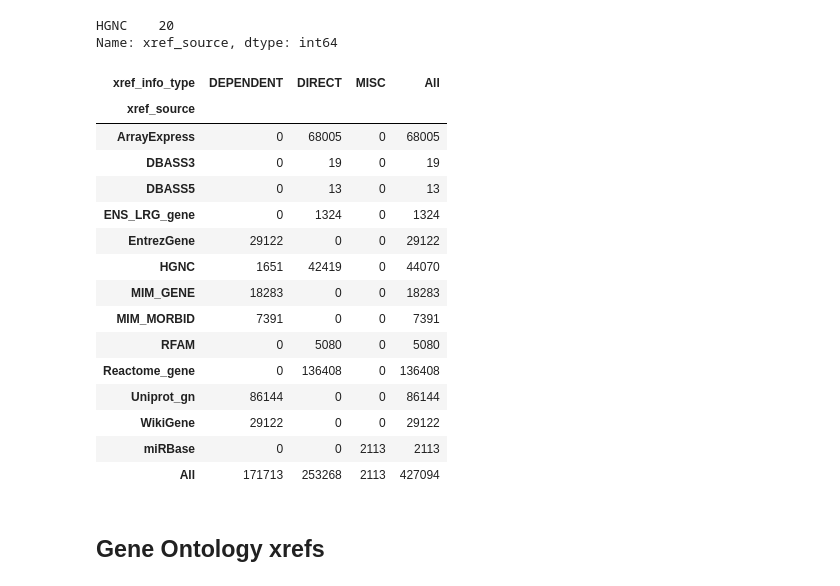
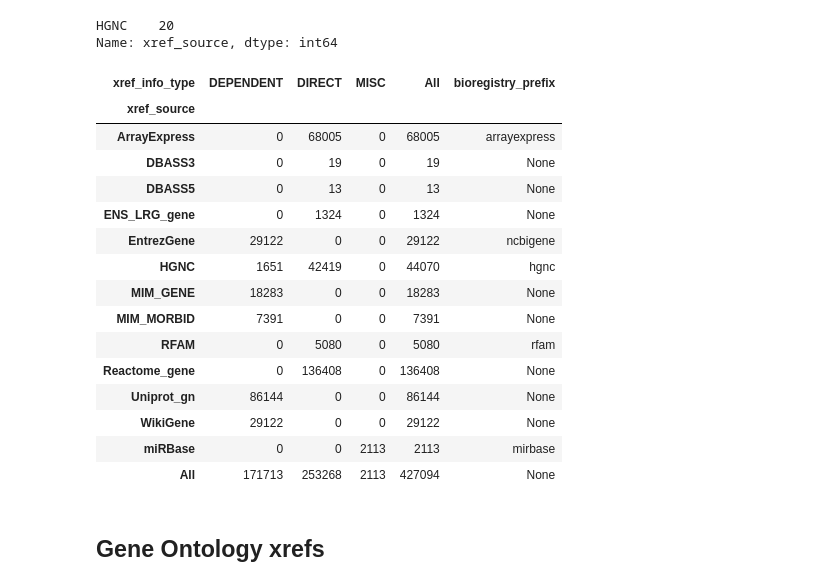
Before and after one commit to related-sciences/ensembl-genes, a Jupyter notebook: ensembl_genes_eda.ipynb, the cells around one changed output. Drawn from its saved outputs; the diff is of its cells as text; code cells hidden in the pictures.

```diff
--- a/ensembl_genes_eda.ipynb
+++ b/ensembl_genes_eda.ipynb
@@ -313,24 +314,26 @@ HGNC    20
 Name: xref_source, dtype: int64
 # %%
 # xref sources versus info_types
-pd.crosstab(ensg.xref_df.xref_source, ensg.xref_df.xref_info_type, margins=True)
+df = pd.crosstab(ensg.xref_df.xref_source, ensg.xref_df.xref_info_type, margins=True)
+df["bioregistry_prefix"] = df.index.map(normalize_prefix)
+df
 # %% [output]
-| xref_info_type | DEPENDENT | DIRECT | MISC | All |
-| xref_source |  |  |  |  |
-| ArrayExpress | 0 | 68005 | 0 | 68005 |
-| DBASS3 | 0 | 19 | 0 | 19 |
-| DBASS5 | 0 | 13 | 0 | 13 |
-| ENS_LRG_gene | 0 | 1324 | 0 | 1324 |
-| EntrezGene | 29122 | 0 | 0 | 29122 |
-| HGNC | 1651 | 42419 | 0 | 44070 |
-| MIM_GENE | 18283 | 0 | 0 | 18283 |
-| MIM_MORBID | 7391 | 0 | 0 | 7391 |
-| RFAM | 0 | 5080 | 0 | 5080 |
-| Reactome_gene | 0 | 136408 | 0 | 136408 |
-| Uniprot_gn | 86144 | 0 | 0 | 86144 |
-| WikiGene | 29122 | 0 | 0 | 29122 |
-| miRBase | 0 | 0 | 2113 | 2113 |
-| All | 171713 | 253268 | 2113 | 427094 |
+| xref_info_type | DEPENDENT | DIRECT | MISC | All | bioregistry_prefix |
+| xref_source |  |  |  |  |  |
+| ArrayExpress | 0 | 68005 | 0 | 68005 | arrayexpress |
+| DBASS3 | 0 | 19 | 0 | 19 | None |
+| DBASS5 | 0 | 13 | 0 | 13 | None |
+| ENS_LRG_gene | 0 | 1324 | 0 | 1324 | None |
+| EntrezGene | 29122 | 0 | 0 | 29122 | ncbigene |
+| HGNC | 1651 | 42419 | 0 | 44070 | hgnc |
+| MIM_GENE | 18283 | 0 | 0 | 18283 | None |
+| MIM_MORBID | 7391 | 0 | 0 | 7391 | None |
+| RFAM | 0 | 5080 | 0 | 5080 | rfam |
+| Reactome_gene | 0 | 136408 | 0 | 136408 | None |
+| Uniprot_gn | 86144 | 0 | 0 | 86144 | None |
+| WikiGene | 29122 | 0 | 0 | 29122 | None |
+| miRBase | 0 | 0 | 2113 | 2113 | mirbase |
+| All | 171713 | 253268 | 2113 | 427094 | None |
 # %% [markdown]
 ## Gene Ontology xrefs
 # %%
```
Also changed, not shown: parts of 4 cells of this notebook, 14 other files.
